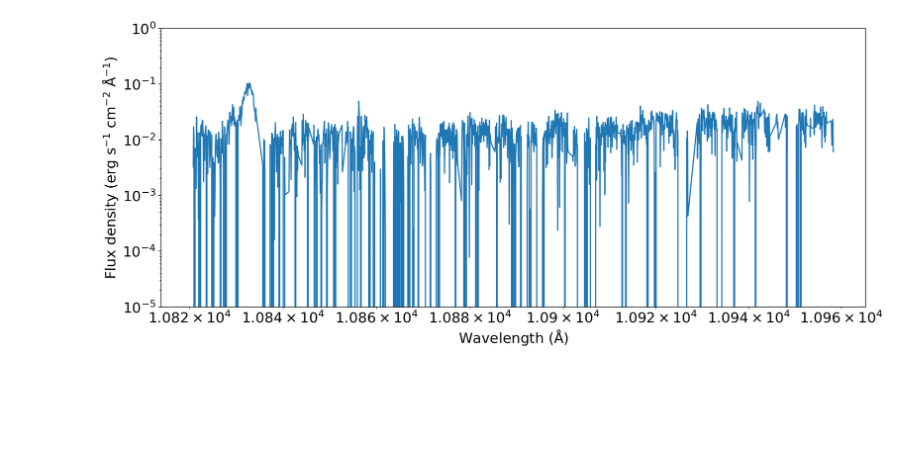
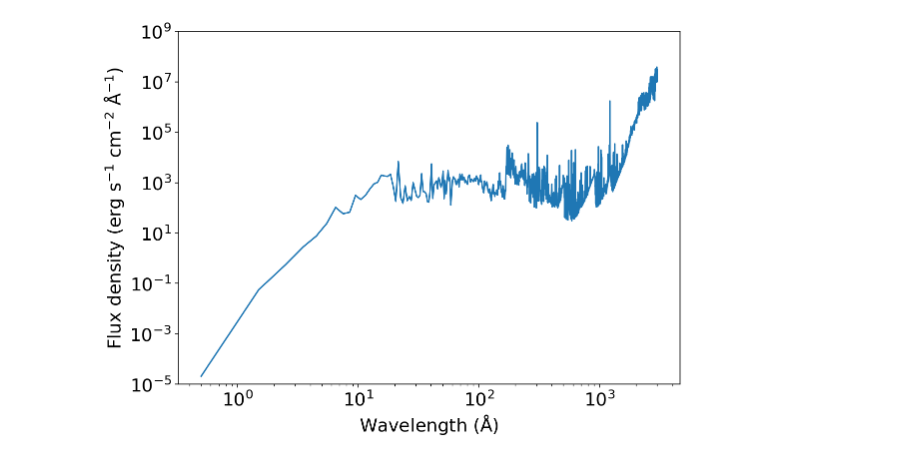
Before and after one commit to BrownDwarf/disperse, a Jupyter notebook: notebooks/01_exploratory/18_p_winds_sandbox.ipynb, the cells around one changed output. Cells and saved outputs as stored; diff of their text form; code cells hidden in the pictures; blank space fills up the shorter version.

Commit message:
Making p-winds models for HAT-P-67

```diff
--- a/notebooks/01_exploratory/18_p_winds_sandbox.ipynb
+++ b/notebooks/01_exploratory/18_p_winds_sandbox.ipynb
@@ -7,7 +7,7 @@ import astropy.constants as c
 import pandas as pd
 from p_winds import tools, parker, hydrogen, helium, transit, microphysics
 %config InlineBackend.figure_format = 'retina'
-pylab.rcParams['figure.figsize'] = 16.0,6.5
+pylab.rcParams['figure.figsize'] = 9.0,6.5
 pylab.rcParams['font.size'] = 18
 # %%
 # HD 209458 b planetary parameters, measured
@@ -32,9 +29,12 @@ flux=df['flux']
 # %%
 units = {'wavelength': u.angstrom, 'flux': u.erg / u.s / u.cm ** 2 / u.angstrom}
-plt.loglog(wl, flux)
-plt.ylim(1E-5, 1E0)
+spectrum = tools.make_spectrum_from_file('C:/Users/jojoa/GitHub/p-winds/data/solar_spectrum_scaled_lambda.dat',
+                                    units)
+spectrum['flux_lambda'] = spectrum['flux_lambda']*1000
+plt.loglog(spectrum['wavelength'], spectrum['flux_lambda'])
+plt.ylim(1E-5, 1E9)
 plt.xlabel(r'Wavelength (${\rm \AA}$)')
 plt.ylabel(r'Flux density (erg s$^{-1}$ cm$^{-2}$ ${\rm \AA}^{-1}$)')
 plt.show()
 # %% [output]
-[figure, old version]
+[figure, new version]
```
Also changed, not shown: parts of 13 cells of this notebook, 3 other files.
